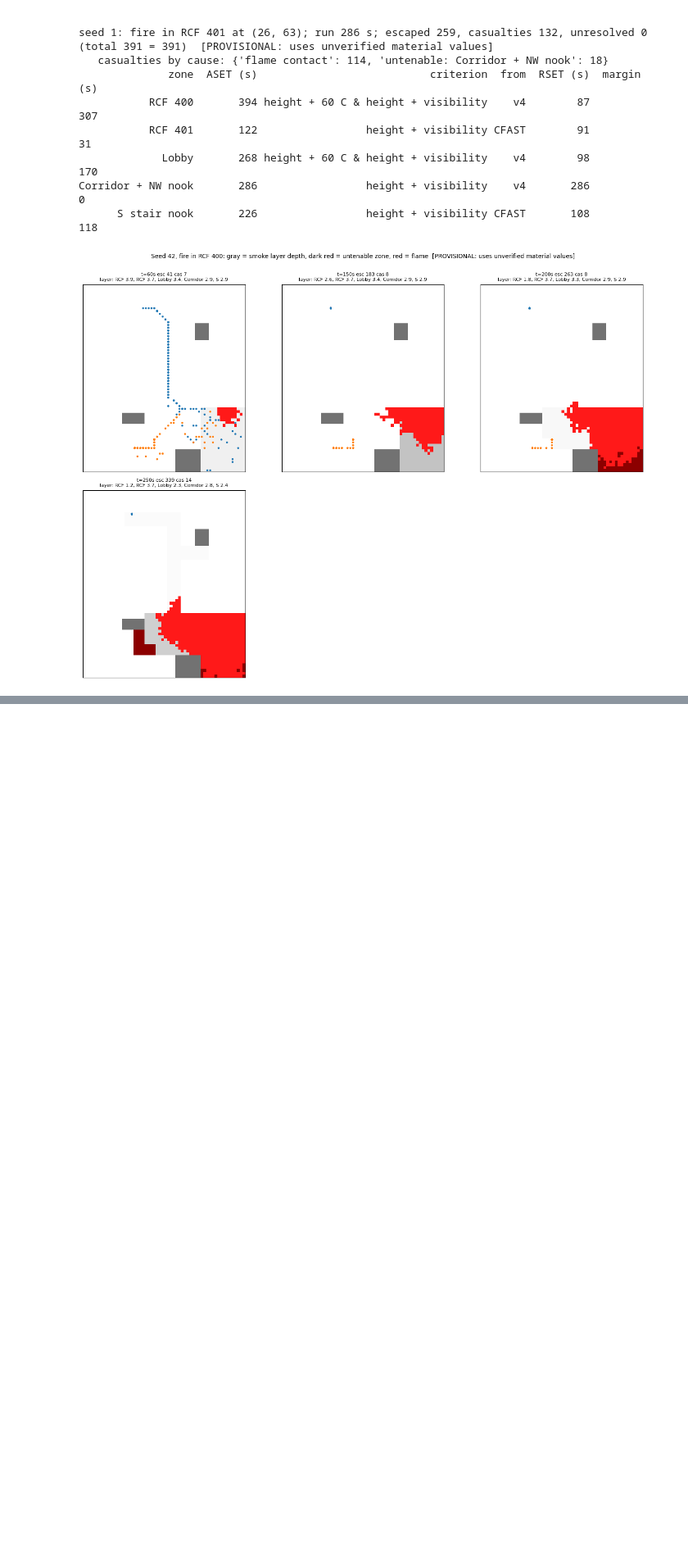
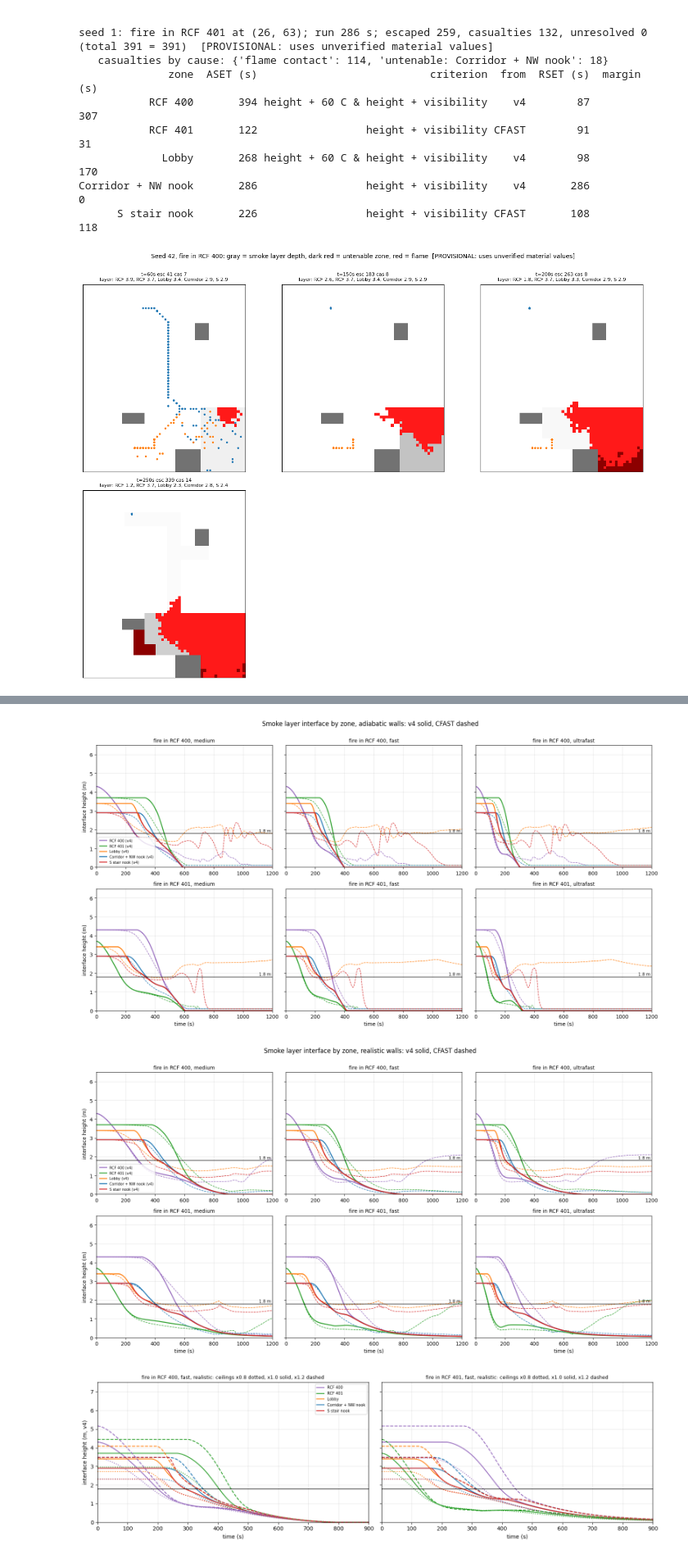
Before and after one commit to njlagana/fire_egress_sim, a Jupyter notebook: fire_sim_v4_rcf.ipynb, the cells around one changed output, grey strips where cells are left out. Shown at 82% size. Drawn from its saved outputs; the diff is of its cells as text; code cells hidden in the pictures; blank space fills up the shorter version.

```diff
--- a/fire_sim_v4_rcf.ipynb
+++ b/fire_sim_v4_rcf.ipynb
@@ -1225,7 +1222,10 @@ def write_cfast_input_hl(name, alpha, t_end=600):
 def run_cfast(name):
     if have_exe:
         res = subprocess.run([CFAST_EXE, f"{name}.in"], cwd=CFAST_DIR, capture_output=True, text=True)
-        print(f"  {name}: {'normal exit' if 'Normal exit' in res.stdout else 'FAILED'}")
+        ok = "Normal exit" in res.stdout
+        print(f"  {name}: {'normal exit' if ok else 'FAILED'}")
+        if not ok:   # fail loudly: never fall back to a partial or stale CSV
+            raise RuntimeError(f"CFAST failed for {name}: {res.stdout[-400:]}")
         for ext in (".log", ".out", ".plt", ".smv", ".status", "_calculations.csv",
                     "_devices.csv", "_masses.csv", "_vents.csv", "_walls.csv", "_zone.csv"):
             (CFAST_DIR / f"{name}{ext}").unlink(missing_ok=True)
@@ -1664,7 +1660,11 @@ def write_cfast_multizone(name, fire_zone, alpha, heat_loss, t_end=900, ceil_sca
           f"   HEAT_OF_COMBUSTION = {CF_HOC:.0f} RADIATIVE_FRACTION = 0.3 /",
           "&TABL ID = 'T2' LABELS = 'TIME', 'HRR', 'HEIGHT', 'AREA', 'CO_YIELD', 'SOOT_YIELD', "
           "'HCN_YIELD', 'HCL_YIELD', 'TRACE_YIELD' /"]
-    for t in range(0, t_end + 1, 5):
+    # CFAST fails at start-up with ~300 fire-table rows (found at Gate 5), so write rows
+    # every 5 s only while the fire grows, then one row at t_end (the cap holds constant).
+    t_cap = math.sqrt(Q_MAX_KW / alpha)
+    t_rows = [t for t in range(0, t_end + 1, 5) if t <= t_cap + 5] + [t_end]
+    for t in sorted(set(t_rows)):
         q = hrr(t, alpha)
         L.append(f"&TABL ID = 'T2', DATA = {t}, {q:.2f}, 0, {max(q/HRRPUA_FIRE, 0.01):.4f}, "
                  f"{CF_CO}, {CF_SOOT}, 0, 0, 0 /")
@@ -1939,7 +1934,7 @@ VIS_LIMIT = 10.0    # m, Engineers Australia/SFS practice note pp. 15, 17
 C_VIS     = 3.0     # light-reflecting signs, FDS User's Guide eq. 22.24
 # KM = 8700 m^2/kg defined above: CFAST Tech. Ref. eq. 6.3; FDS Tech. Ref. p. 109
 T_HEAT    = 60.0    # C, with interface below 1.8 m             # UNVERIFIED (author-specified)
-T_RAD     = 200.0   # C, any height; practice note p. 14 gives 180-200 C   # author-specified
+T_RAD     = 180.0   # C, any height; conservative end of 180-200 C, practice note p. 14
 
 def soot_per_kJ(material):
     # kg of soot per kJ released = y_s / (dHc in kJ/kg)
@@ -1961,7 +1956,7 @@ def tenability(t, z, T, K):
     if len(idx) == 0:
         return np.nan, [], S
     i = idx[0]
-    crit = [name for name, c in (("radiant 200 C", c_rad), ("height + 60 C", c_heat),
+    crit = [name for name, c in ((f"radiant {T_RAD:.0f} C", c_rad), ("height + 60 C", c_heat),
                                  ("height + visibility", c_vis)) if c[i]]
     return float(t[i]), crit, S
 
@@ -1974,9 +1969,9 @@ def v4_zone_tenability(res, material):
         out[zz] = tenability(res["t"], res[zz + ":z"], res[zz + ":T"], K)
     return out
 
-# --- Check: the 200 C criterion fires with the interface far above 1.8 m ---
+# --- Check: the radiant criterion fires with the interface far above 1.8 m ---
 t_chk = np.arange(5.0)
-a_, c_, _ = tenability(t_chk, z=np.full(5, 3.5), T=np.array([20, 100, 199, 201, 250.0]), K=np.zeros(5))
+a_, c_, _ = tenability(t_chk, z=np.full(5, 3.5), T=np.array([20, 100, 179, 181, 250.0]), K=np.zeros(5))
 print(f"Radiant check: interface held at 3.5 m, layer 20->250 C: untenable at t = {a_:.0f} s by {c_}")
 a_, c_, _ = tenability(t_chk, z=np.full(5, 3.5), T=np.full(5, 150.0), K=np.full(5, 5.0))
 print(f"Height check: interface at 3.5 m, 150 C, visibility 0.6 m: ASET = {a_} (NaN = tenable; correct)")
@@ -2451,0 +2539,40 @@ plt.tight_layout(); plt.show()
+# %%
+# --- Layer height in every zone, v4 (solid) and CFAST (dashed), ceilings x 1.0 ---
+zcols = {Z400: "tab:purple", Z401: "tab:green", ZLOB: "tab:orange", ZCOR: "tab:blue", ZSN: "tab:red"}
+for tag in WALLS:
+    fig, axes = plt.subplots(2, 3, figsize=(16, 8.5), sharey=True)
+    for i, origin in enumerate((Z400, Z401)):
+        for j, growth in enumerate(GROWTHS):
+            ax = axes[i, j]
+            r = smoke5[(growth, tag, 1.0, origin)]; cf = cf5[(growth, tag, 1.0, origin)]
+            for zz in ZONES:
+                ax.plot(r["t"], r[zz + ":z"], color=zcols[zz], lw=1.8, label=f"{zz} (v4)")
+                ax.plot(cf["Time"], cf[f"HGT_{CF_COL[zz]}"], color=zcols[zz], lw=1.0, ls="--")
+            ax.axhline(LEVEL, color="black", lw=1)
+            ax.text(1190, LEVEL + 0.08, "1.8 m", ha="right", fontsize=8)
+            ax.set_xlim(0, 1200); ax.set_ylim(0, 6.5); ax.grid(alpha=0.3)
+            ax.set_title(f"fire in {origin}, {growth}", fontsize=10)
+            if i == 1: ax.set_xlabel("time (s)")
+            if j == 0: ax.set_ylabel("interface height (m)")
+    axes[0, 0].legend(fontsize=7, loc="lower left")
+    plt.suptitle(f"Smoke layer interface by zone, {tag} walls: v4 solid, CFAST dashed", y=1.0)
+    plt.tight_layout(); plt.show()
+
+# --- Ceiling sensitivity: fast fire, realistic walls ---
+fig, axes = plt.subplots(1, 2, figsize=(15, 4.5), sharey=True)
+for ax, origin in zip(axes, (Z400, Z401)):
+    for cs, ls in ((0.8, ":"), (1.0, "-"), (1.2, "--")):
+        r = smoke5[("fast", "realistic", cs, origin)]
+        for zz in ZONES:
+            ax.plot(r["t"], r[zz + ":z"], color=zcols[zz], lw=1.5, ls=ls,
+                    label=f"{zz}" if cs == 1.0 else None)
+    ax.axhline(LEVEL, color="black", lw=1)
+    ax.set_xlim(0, 900); ax.set_ylim(0, 7.5); ax.grid(alpha=0.3)
+    ax.set_title(f"fire in {origin}, fast, realistic: ceilings x0.8 dotted, x1.0 solid, x1.2 dashed", fontsize=9)
+    ax.set_xlabel("time (s)")
+axes[0].set_ylabel("interface height (m, v4)"); axes[0].legend(fontsize=7)
+plt.tight_layout(); plt.show()
+# %% [output]
+[figure, added]
+[figure, added]
+[figure, added]
```
Also changed, not shown: parts of 19 cells of this notebook, 48 other files.
